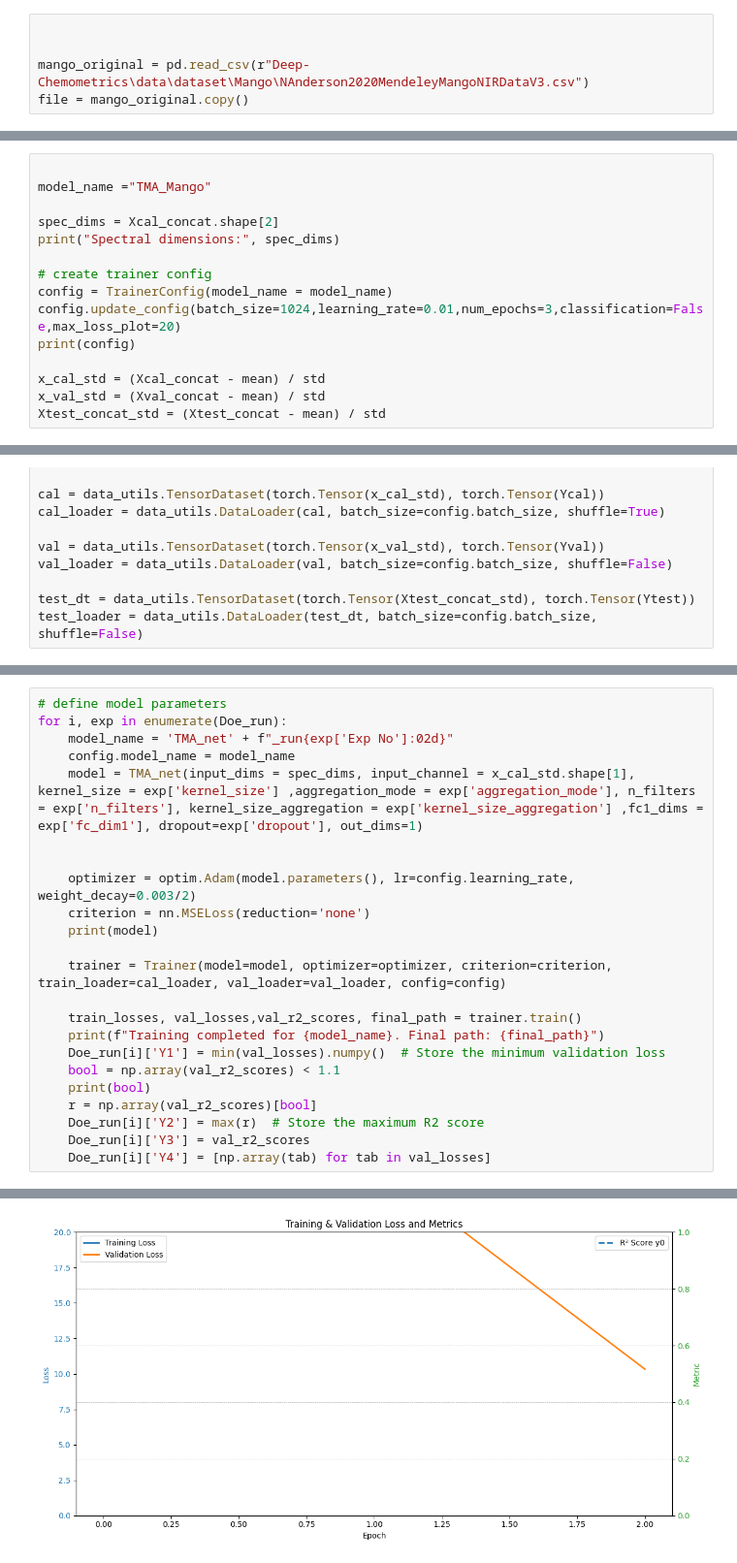
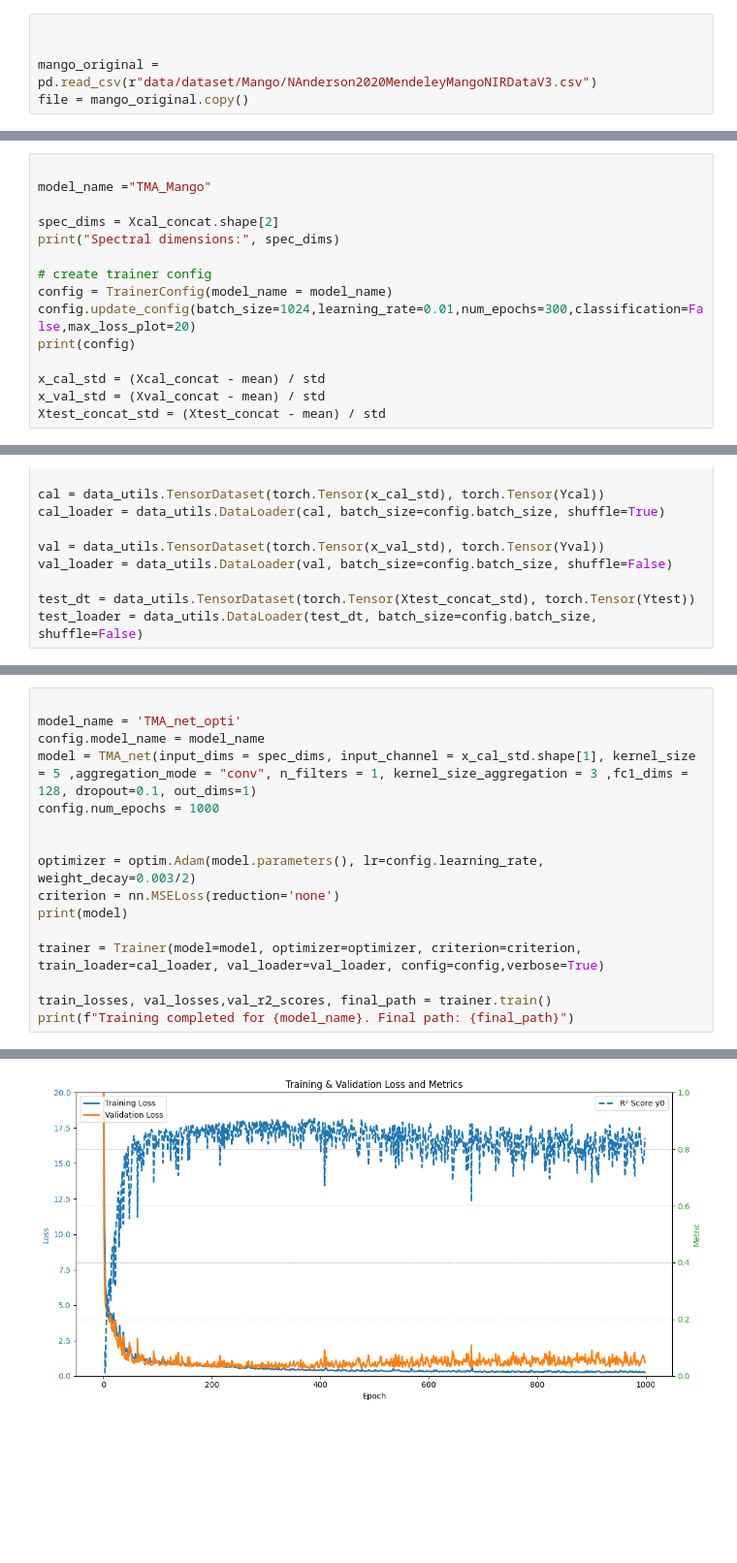
Before and after one commit to TEAM-AIOLY/Deep-Chemometrics, a Jupyter notebook: notebook/Bench_TMA.ipynb, the cells around one changed output, grey strips where cells are left out. Shown at 97% size. Saved outputs shown, nothing was run; the diff lists cells and outputs as text; blank space fills up the shorter version.

```diff
--- a/notebook/Bench_TMA.ipynb
+++ b/notebook/Bench_TMA.ipynb
@@ -36,7 +36,7 @@ c:\Users\danie\Desktop\Post_DOC\Lavori\Preprocessing_project
 # %%
 
 
-mango_original = pd.read_csv(r"Deep-Chemometrics\data\dataset\Mango\NAnderson2020MendeleyMangoNIRDataV3.csv")
+mango_original = pd.read_csv(r"data/dataset/Mango/NAnderson2020MendeleyMangoNIRDataV3.csv")
 file = mango_original.copy()
 # %%
 
@@ -305,7 +303,7 @@ print("Spectral dimensions:", spec_dims)
 
 # create trainer config
 config = TrainerConfig(model_name = model_name)
-config.update_config(batch_size=1024,learning_rate=0.01,num_epochs=3,classification=False,max_loss_plot=20)
+config.update_config(batch_size=1024,learning_rate=0.01,num_epochs=300,classification=False,max_loss_plot=20)
 print(config)
 
 x_cal_std = (Xcal_concat - mean) / std
@@ -340,26 +338,19 @@ print(Doe_run[0])
 # %%
-# define model parameters
-for i, exp in enumerate(Doe_run):
-    model_name = 'TMA_net' + f"_run{exp['Exp No']:02d}"
-    config.model_name = model_name
-    model = TMA_net(input_dims = spec_dims, input_channel = x_cal_std.shape[1], kernel_size = exp['kernel_size'] ,aggregation_mode = exp['aggregation_mode'], n_filters = exp['n_filters'], kernel_size_aggregation = exp['kernel_size_aggregation'] ,fc1_dims = exp['fc_dim1'], dropout=exp['dropout'], out_dims=1)
+
+model_name = 'TMA_net_opti'
+config.model_name = model_name
+model = TMA_net(input_dims = spec_dims, input_channel = x_cal_std.shape[1], kernel_size = 5 ,aggregation_mode = "conv", n_filters = 1, kernel_size_aggregation = 3 ,fc1_dims = 128, dropout=0.1, out_dims=1)
+config.num_epochs = 1000
 
 
-    optimizer = optim.Adam(model.parameters(), lr=config.learning_rate, weight_decay=0.003/2)
-    criterion = nn.MSELoss(reduction='none')
-    print(model)
+optimizer = optim.Adam(model.parameters(), lr=config.learning_rate, weight_decay=0.003/2)
+criterion = nn.MSELoss(reduction='none')
+print(model)
 
-    trainer = Trainer(model=model, optimizer=optimizer, criterion=criterion, train_loader=cal_loader, val_loader=val_loader, config=config)
+trainer = Trainer(model=model, optimizer=optimizer, criterion=criterion, train_loader=cal_loader, val_loader=val_loader, config=config,verbose=True)
 
-    train_losses, val_losses,val_r2_scores, final_path = trainer.train()
-    print(f"Training completed for {model_name}. Final path: {final_path}")
-    Doe_run[i]['Y1'] = min(val_losses).numpy()  # Store the minimum validation loss
-    bool = np.array(val_r2_scores) < 1.1
-    print(bool)
-    r = np.array(val_r2_scores)[bool]
-    Doe_run[i]['Y2'] = max(r)  # Store the maximum R2 score
-    Doe_run[i]['Y3'] = val_r2_scores
-    Doe_run[i]['Y4'] = [np.array(tab) for tab in val_losses]
+train_losses, val_losses,val_r2_scores, final_path = trainer.train()
+print(f"Training completed for {model_name}. Final path: {final_path}")
 # %% [output]
 TMA_net(
   (dropout): Dropout(p=0.1, inplace=False)
@@ -381 +385 @@ Model saved at epoch 2 to C:\Users\danie\Desktop\Post_DOC\Lavori\Preprocessing_p
-[figure, old version]
+[figure, new version]
```
Also changed, not shown: parts of 23 cells of this notebook, 3 other files.
